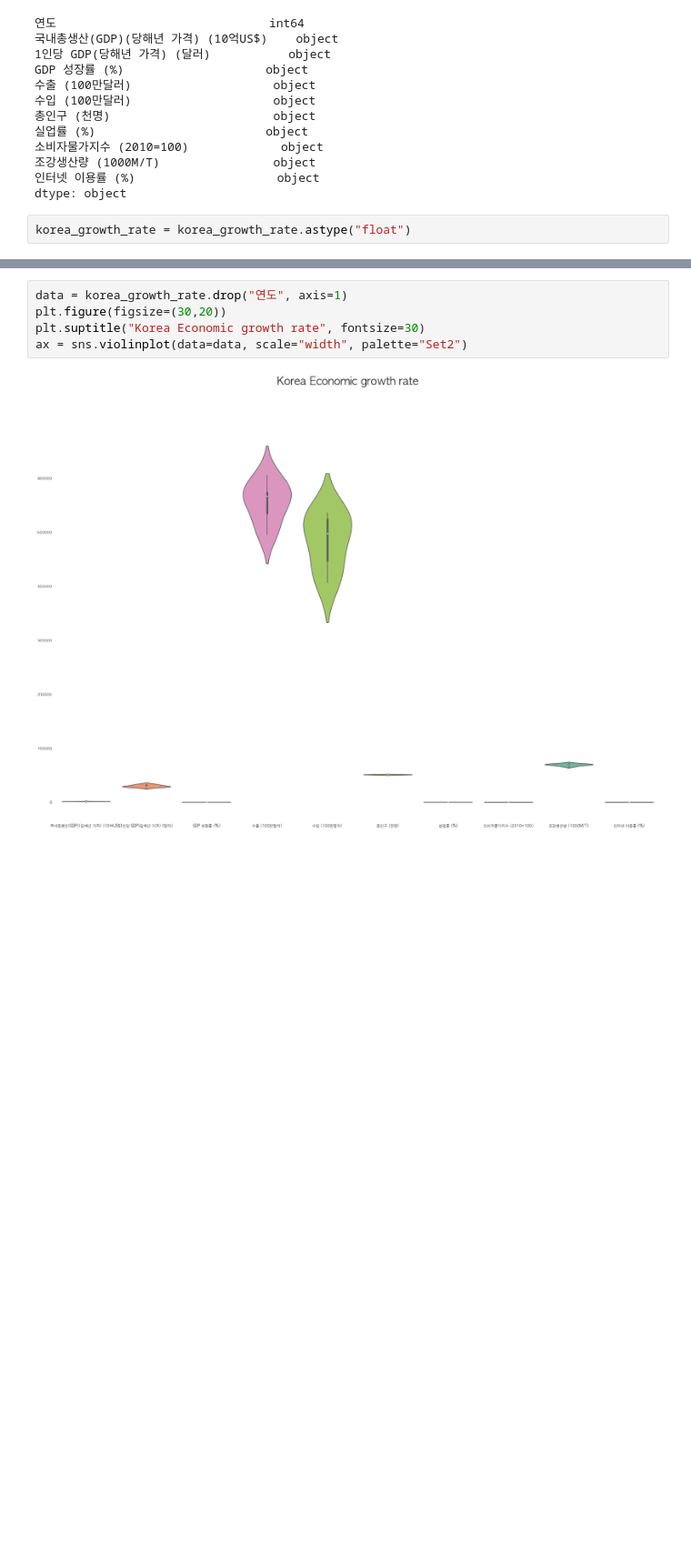
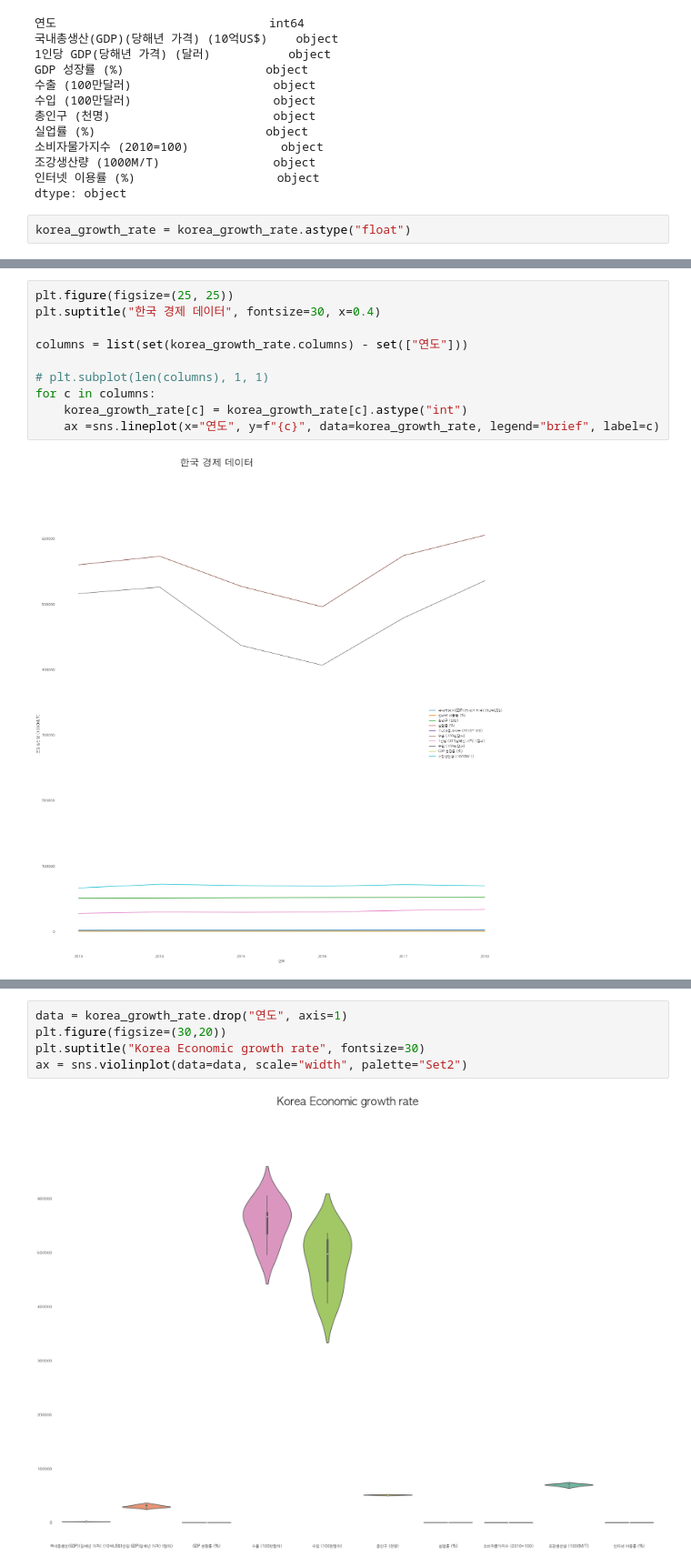
Before and after one commit to DSC-SCH/livestock-solution-project, a Jupyter notebook: eda/World_economic_growth_rate_EDA.ipynb, the cells around one changed output, grey strips where cells are left out. Shown at 91% size. Cells and saved outputs as stored; diff of their text form; blank space fills up the shorter version.

```diff
--- a/eda/World_economic_growth_rate_EDA.ipynb
+++ b/eda/World_economic_growth_rate_EDA.ipynb
@@ -155,3 +157,15 @@ Korea Economic Growth Rate statistics summary
 | 50% | 2015.500000 | 1492.000000 | 29264.500000 | 3.050000 | 566148.500000 | 497032.000000 | 51116.500000 | ... |
 | 75% | 2016.750000 | 1592.475000 | 31025.500000 | 3.200000 | 573436.750000 | 523032.750000 | 51326.000000 | ... |
 | max | 2018.000000 | 1720.900000 | 33346.000000 | 3.200000 | 604860.000000 | 535202.000000 | 51607.000000 | ... |
+# %%
+plt.figure(figsize=(25, 25))
+plt.suptitle("한국 경제 데이터", fontsize=30, x=0.4)
+
+columns = list(set(korea_growth_rate.columns) - set(["연도"]))
+
+# plt.subplot(len(columns), 1, 1)
+for c in columns:
+    korea_growth_rate[c] = korea_growth_rate[c].astype("int")
+    ax =sns.lineplot(x="연도", y=f"{c}", data=korea_growth_rate, legend="brief", label=c)
+# %% [output]
+[figure, added]
```
Also changed, not shown: parts of 10 cells of this notebook.
